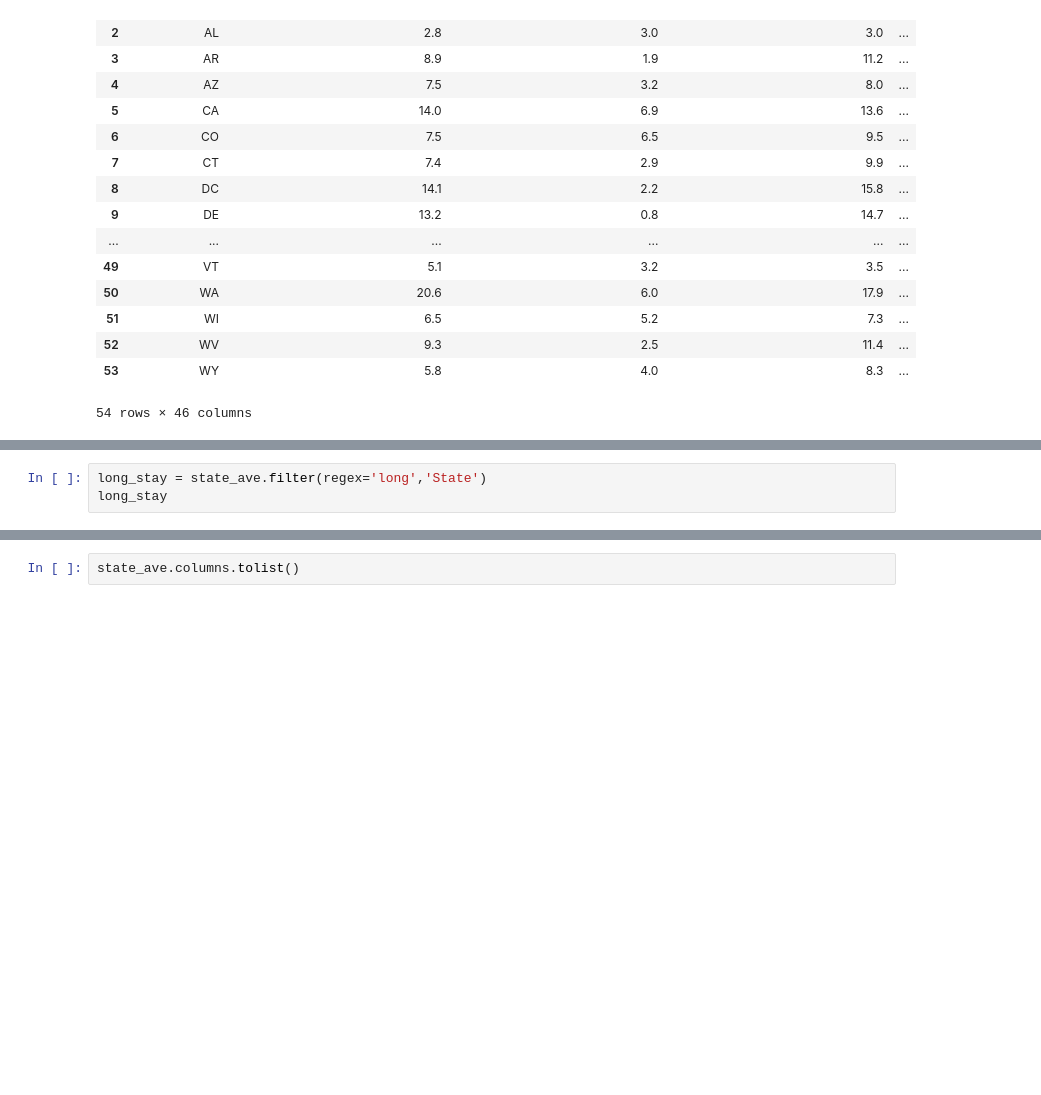
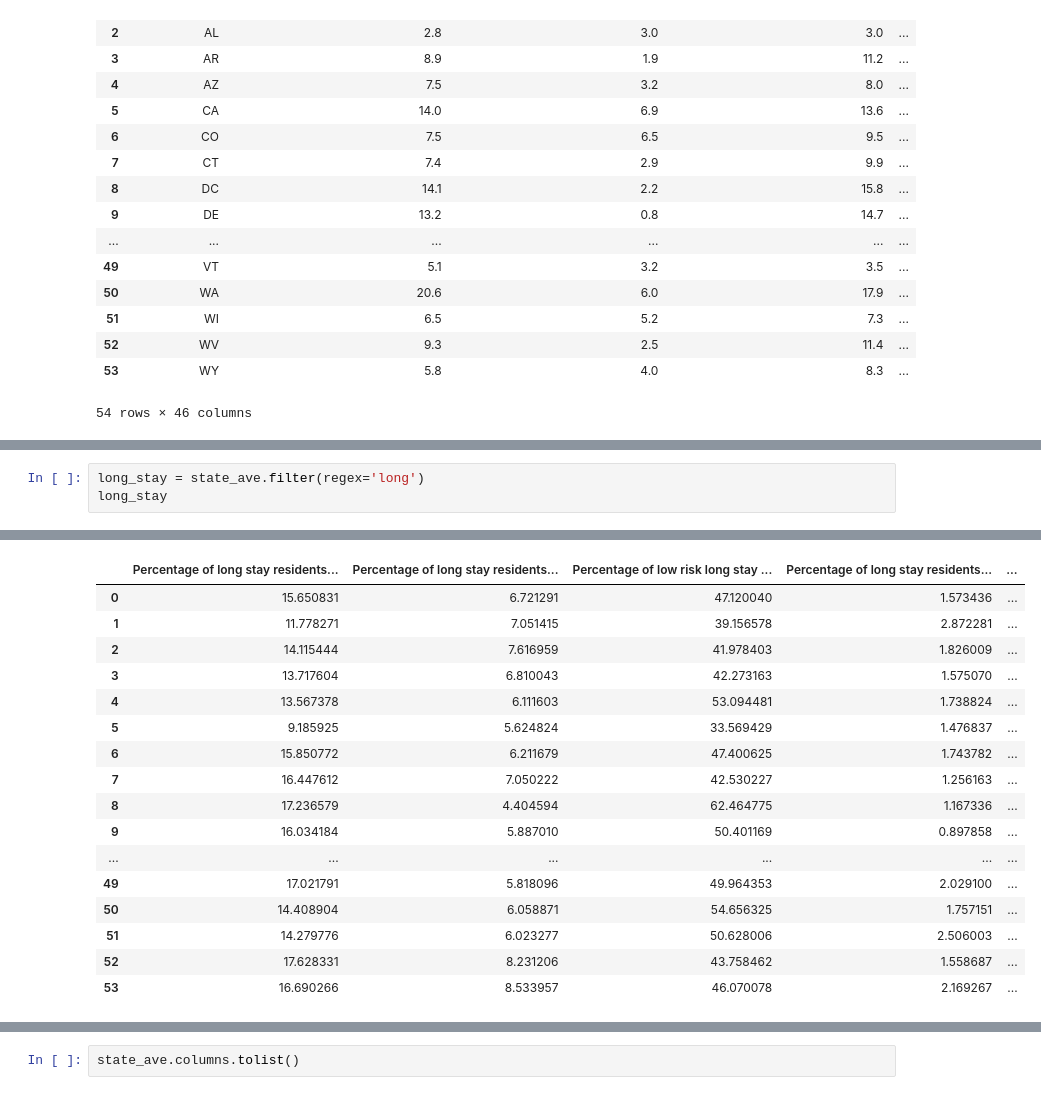
Before and after one commit to AlexGalczak/Python-term-project, a Jupyter notebook: AG Python Project.ipynb, the cells around one changed output, grey strips where cells are left out. Cells and saved outputs as stored; diff of their text form; blank space fills up the shorter version.

```diff
--- a/AG Python Project.ipynb
+++ b/AG Python Project.ipynb
@@ -79,6 +79,6 @@ staffing
 | 52 | 2.11 | 0.95 | 0.72 | 1.67 | ... |
 | 53 | 2.24 | 0.52 | 0.89 | 1.41 | ... |
 # %%
-long_stay = state_ave.filter(regex='long','State')
+long_stay = state_ave.filter(regex='long')
 long_stay
 # %% [output]
@@ -85,0 +85,17 @@ SyntaxError: positional argument follows keyword argument (Temp/ipykernel_22548/
+|  | Percentage of long stay residents... | Percentage of long stay residents... | Percentage of low risk long stay ... | Percentage of long stay residents... | ... |
+| 0 | 15.650831 | 6.721291 | 47.120040 | 1.573436 | ... |
+| 1 | 11.778271 | 7.051415 | 39.156578 | 2.872281 | ... |
+| 2 | 14.115444 | 7.616959 | 41.978403 | 1.826009 | ... |
+| 3 | 13.717604 | 6.810043 | 42.273163 | 1.575070 | ... |
+| 4 | 13.567378 | 6.111603 | 53.094481 | 1.738824 | ... |
+| 5 | 9.185925 | 5.624824 | 33.569429 | 1.476837 | ... |
+| 6 | 15.850772 | 6.211679 | 47.400625 | 1.743782 | ... |
+| 7 | 16.447612 | 7.050222 | 42.530227 | 1.256163 | ... |
+| 8 | 17.236579 | 4.404594 | 62.464775 | 1.167336 | ... |
+| 9 | 16.034184 | 5.887010 | 50.401169 | 0.897858 | ... |
+| ... | ... | ... | ... | ... | ... |
+| 49 | 17.021791 | 5.818096 | 49.964353 | 2.029100 | ... |
+| 50 | 14.408904 | 6.058871 | 54.656325 | 1.757151 | ... |
+| 51 | 14.279776 | 6.023277 | 50.628006 | 2.506003 | ... |
+| 52 | 17.628331 | 8.231206 | 43.758462 | 1.558687 | ... |
+| 53 | 16.690266 | 8.533957 | 46.070078 | 2.169267 | ... |
```
Also changed, not shown: parts of 6 cells of this notebook.
